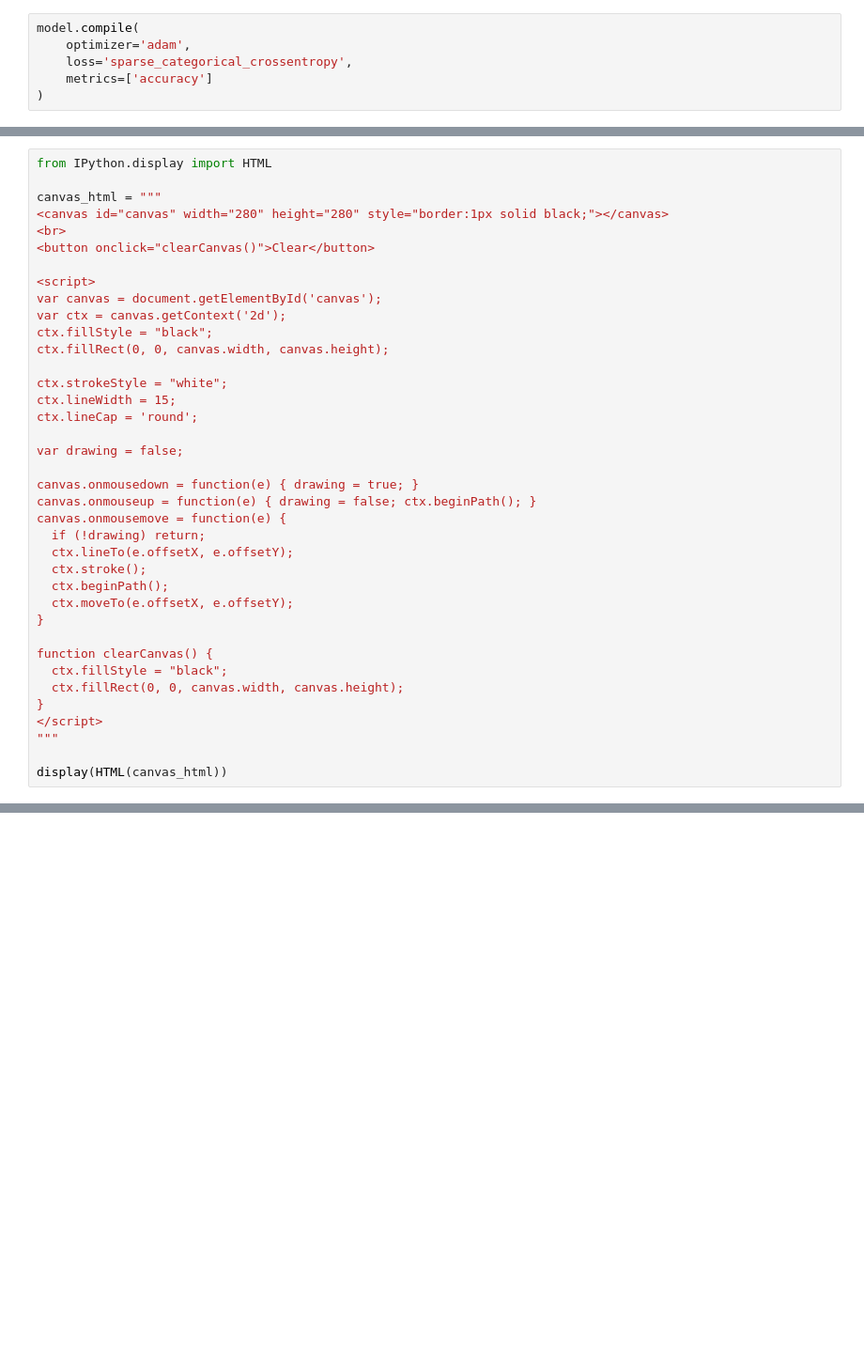
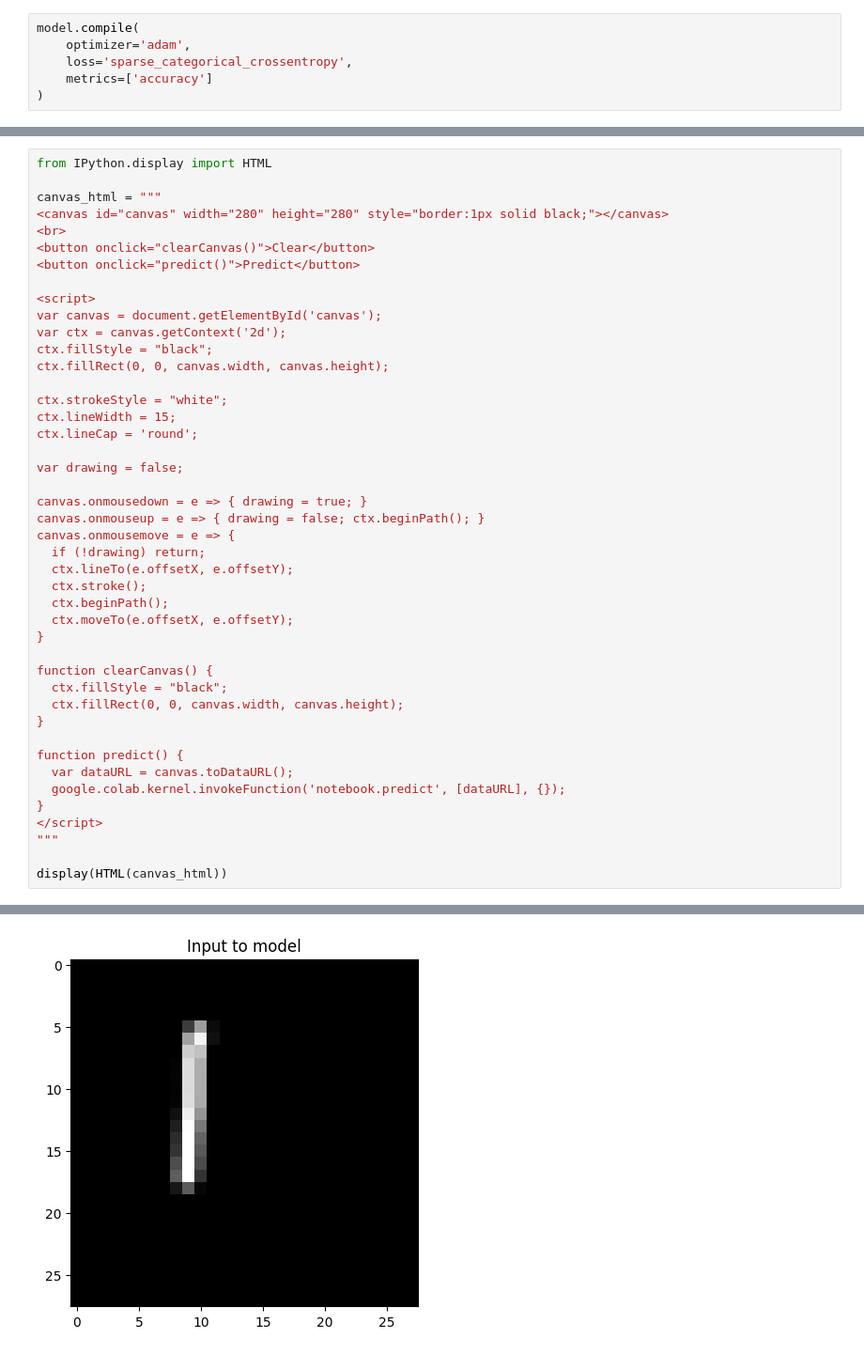
Before and after one commit to Agneta-mkng/Ai-assignment, a Jupyter notebook: ai_assignment.ipynb, the cells around one changed output, grey strips where cells are left out. Shown at 94% size. Saved outputs shown, nothing was run; the diff lists cells and outputs as text; blank space fills up the shorter version.

```diff
--- a/ai_assignment.ipynb
+++ b/ai_assignment.ipynb
@@ -56,36 +84,43 @@ canvas_html = """
 <canvas id="canvas" width="280" height="280" style="border:1px solid black;"></canvas>
 <br>
 <button onclick="clearCanvas()">Clear</button>
+<button onclick="predict()">Predict</button>
 
 <script>
 var canvas = document.getElementById('canvas');
 var ctx = canvas.getContext('2d');
 ctx.fillStyle = "black";
 ctx.fillRect(0, 0, canvas.width, canvas.height);
 
 ctx.strokeStyle = "white";
 ctx.lineWidth = 15;
 ctx.lineCap = 'round';
 
 var drawing = false;
 
-canvas.onmousedown = function(e) { drawing = true; }
-canvas.onmouseup = function(e) { drawing = false; ctx.beginPath(); }
-canvas.onmousemove = function(e) {
+canvas.onmousedown = e => { drawing = true; }
+canvas.onmouseup = e => { drawing = false; ctx.beginPath(); }
+canvas.onmousemove = e => {
   if (!drawing) return;
   ctx.lineTo(e.offsetX, e.offsetY);
   ctx.stroke();
   ctx.beginPath();
   ctx.moveTo(e.offsetX, e.offsetY);
 }
 
 function clearCanvas() {
   ctx.fillStyle = "black";
   ctx.fillRect(0, 0, canvas.width, canvas.height);
 }
+
+function predict() {
+  var dataURL = canvas.toDataURL();
+  google.colab.kernel.invokeFunction('notebook.predict', [dataURL], {});
+}
 </script>
 """
 
 display(HTML(canvas_html))
 # %% [output]
 [interactive output not drawn]
+[figure, added]
```
Also changed, not shown: parts of 11 cells of this notebook.
